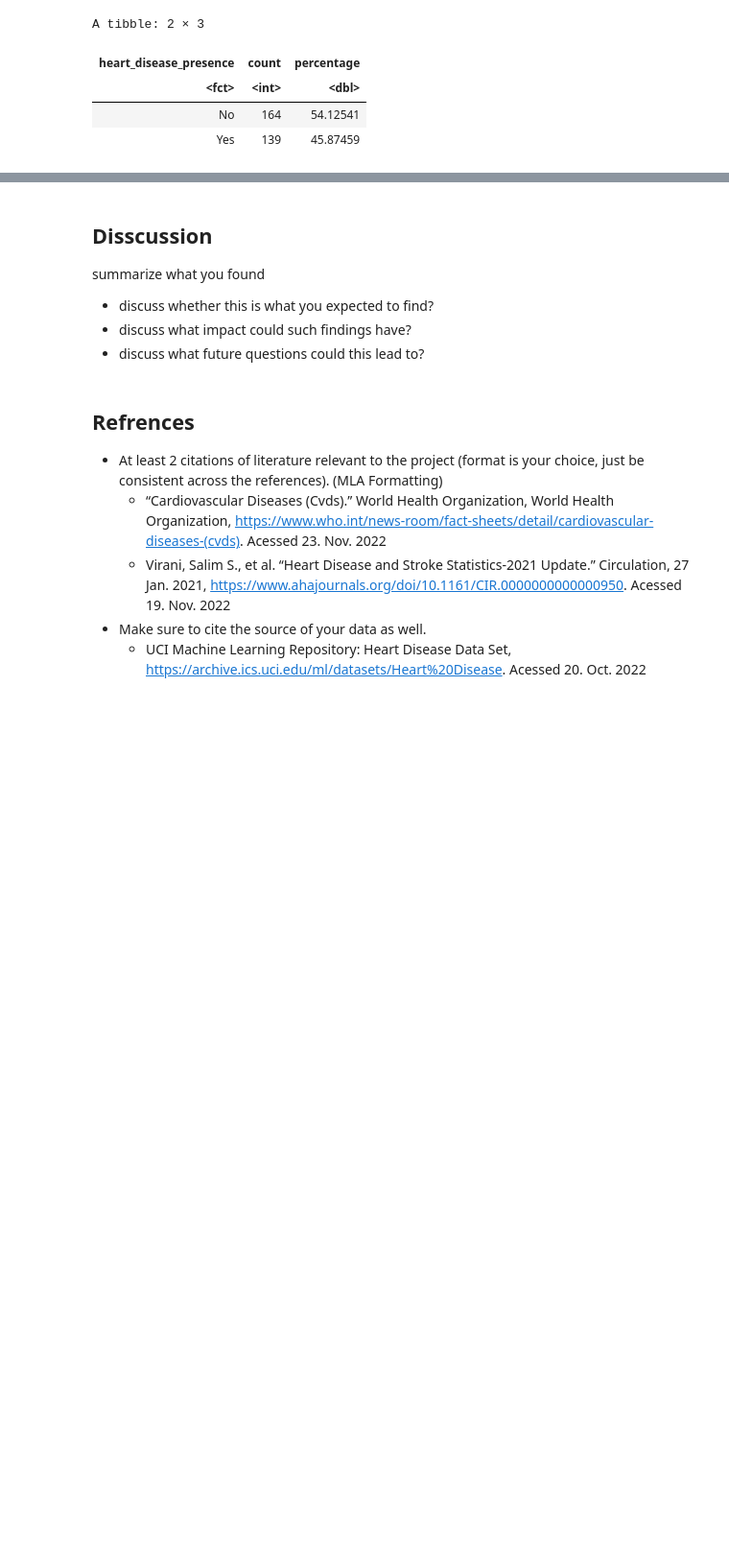
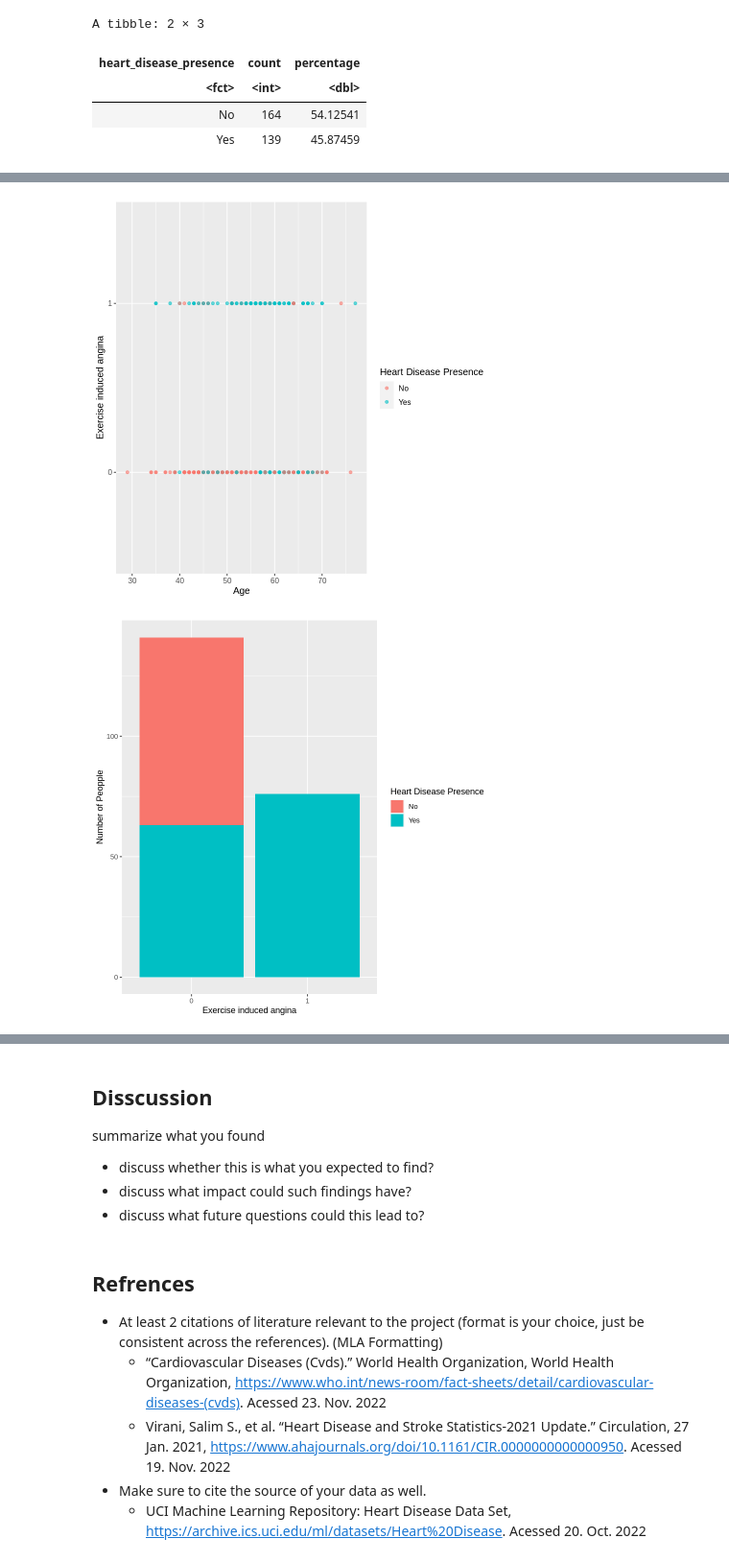
Before and after one commit to acorni02/dsci-100-2022w1-group-4, a Jupyter notebook: group_project_report.ipynb, the cells around one changed output, grey strips where cells are left out. Shown at 96% size. Drawn from its saved outputs; the diff is of its cells as text; code cells hidden in the pictures; blank space fills up the shorter version.

```diff
--- a/group_project_report.ipynb
+++ b/group_project_report.ipynb
@@ -143,0 +144,43 @@ age_chol
+# %%
+#visualization of the 2 predictors and where each category
+age_exang <- heart_disease |>
+    ggplot(aes(x = age, y = exang, color = num_edited)) +
+    geom_point(alpha = 0.6) +
+    labs(x = "Age",
+         y = "Exercise induced angina",
+         color = "Heart Disease Presence") +
+    theme(text = element_text(size =12))
+age_exang
+
+exang_num<-heart_disease|>
+                ggplot(aes(x=exang, fill=num_edited))+
+                geom_bar(position="identity")+
+                labs(x = "Exercise induced angina", y= "Number of Peopple", fill= "Heart Disease Presence")
+exang_num
+
+oldpeak_num<-heart_disease|>
+                ggplot(aes(x=oldpeak, fill=num_edited))+
+                geom_bar(position="identity")+
+                labs(x = "ST depression induced by exercise relative to rest", y= "Number of Peopple", fill= "Heart Disease Presence")
+oldpeak_num
+
+slope_num <- heart_disease|>
+                ggplot(aes(x=slope, fill=num_edited))+
+                geom_bar(position="identity")+
+                labs(x = "the slope of the peak exercise ST segment", y= "Number of Peopple", fill= "Heart Disease Presence")
+slope_num
+
+ca_num <- heart_disease|>
+                ggplot(aes(x=ca, fill=num_edited))+
+                geom_bar(position="identity")+
+                labs(x = "The number of major vessels", y= "Number of Peopple", fill= "Heart Disease Presence")
+ca_num
+
+thal_num <- heart_disease|>
+                ggplot(aes(x=thal, fill=num_edited))+
+                geom_bar(position="identity")+
+                labs(x = "thalassemia Value", y= "Number of Peopple", fill= "Heart Disease Presence")
+thal_num
+# %% [output]
+[figure, added]
+[figure, added]
```
Also changed, not shown: parts of 3 cells of this notebook.
